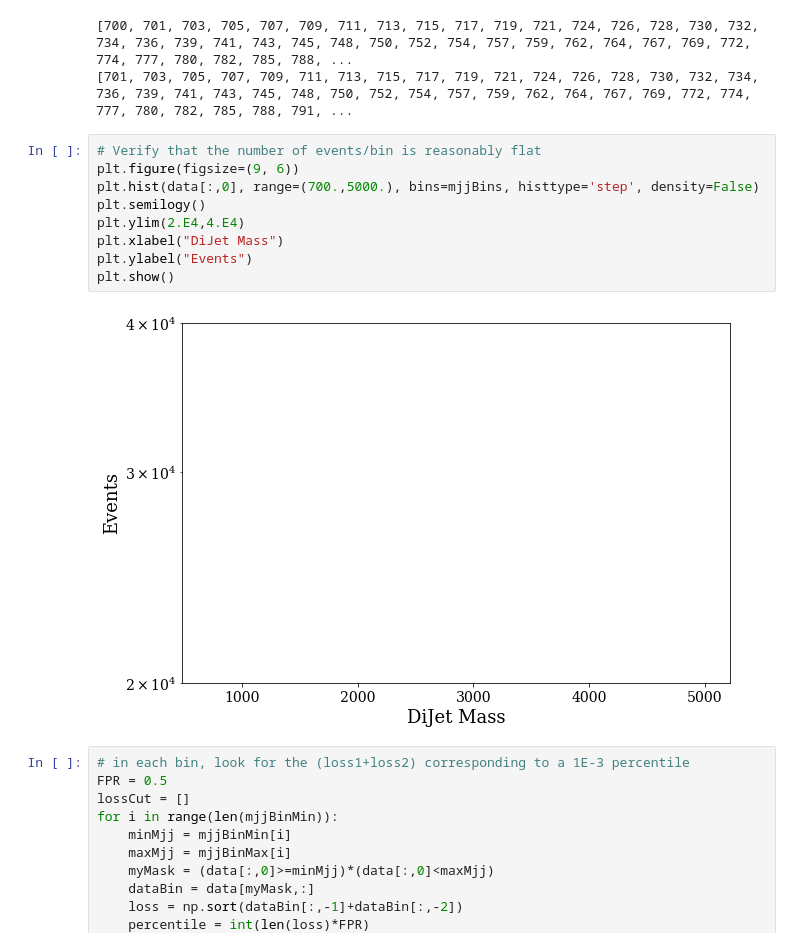
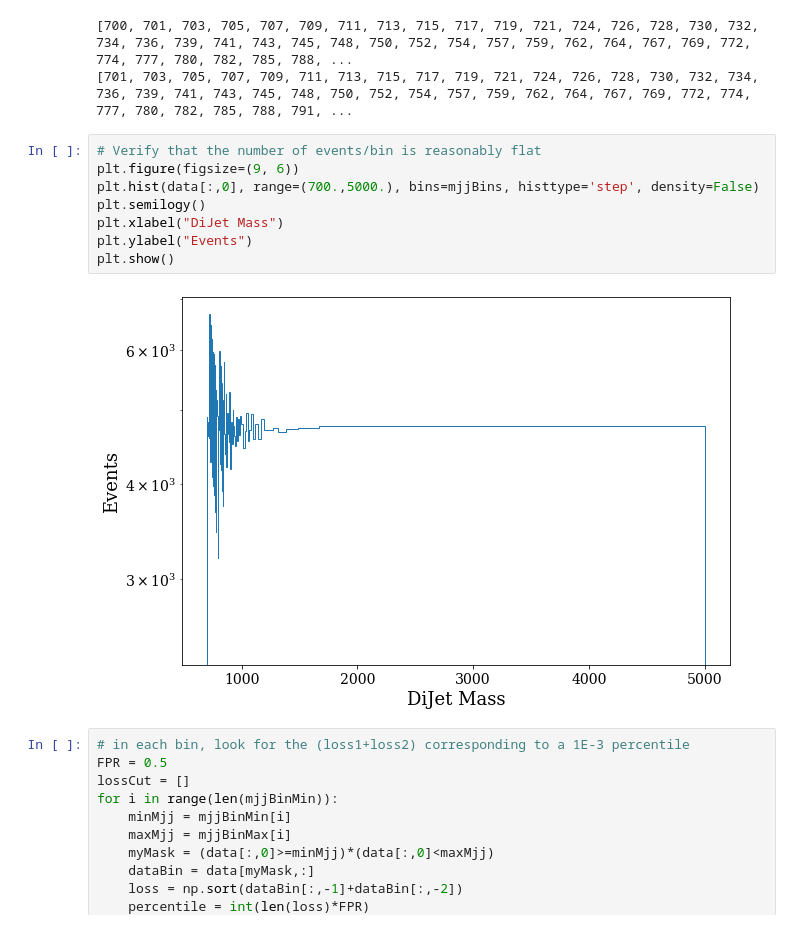
Before and after one commit to thaarres/JetAnomaly_CHEP19, a Jupyter notebook: jupyter/DDT_QCDveto.ipynb, the cells around one changed output. Drawn from its saved outputs; the diff is of its cells as text.

```diff
--- a/jupyter/DDT_QCDveto.ipynb
+++ b/jupyter/DDT_QCDveto.ipynb
@@ -177,14 +177,13 @@ print(mjjBinMax)
 # %%
 # Verify that the number of events/bin is reasonably flat
 plt.figure(figsize=(9, 6))
 plt.hist(data[:,0], range=(700.,5000.), bins=mjjBins, histtype='step', density=False)
 plt.semilogy()
-plt.ylim(2.E4,4.E4)
 plt.xlabel("DiJet Mass")
 plt.ylabel("Events")
 plt.show()
 # %% [output]
-[figure, old version]
+[figure, new version]
 # %%
 # in each bin, look for the (loss1+loss2) corresponding to a 1E-3 percentile
 FPR = 0.5
```
Also changed, not shown: parts of 10 cells of this notebook.
